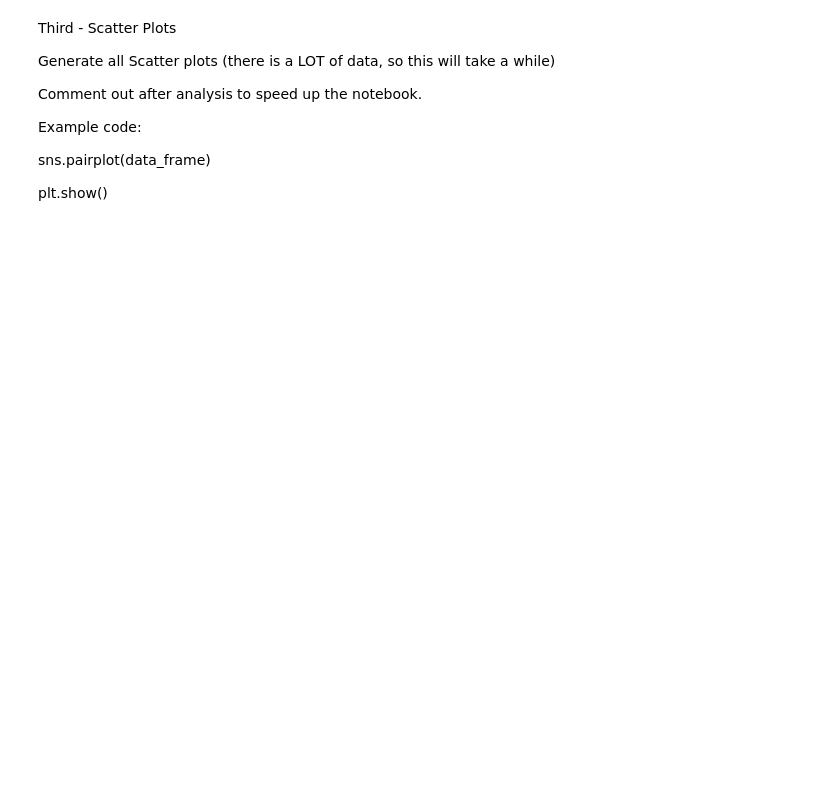
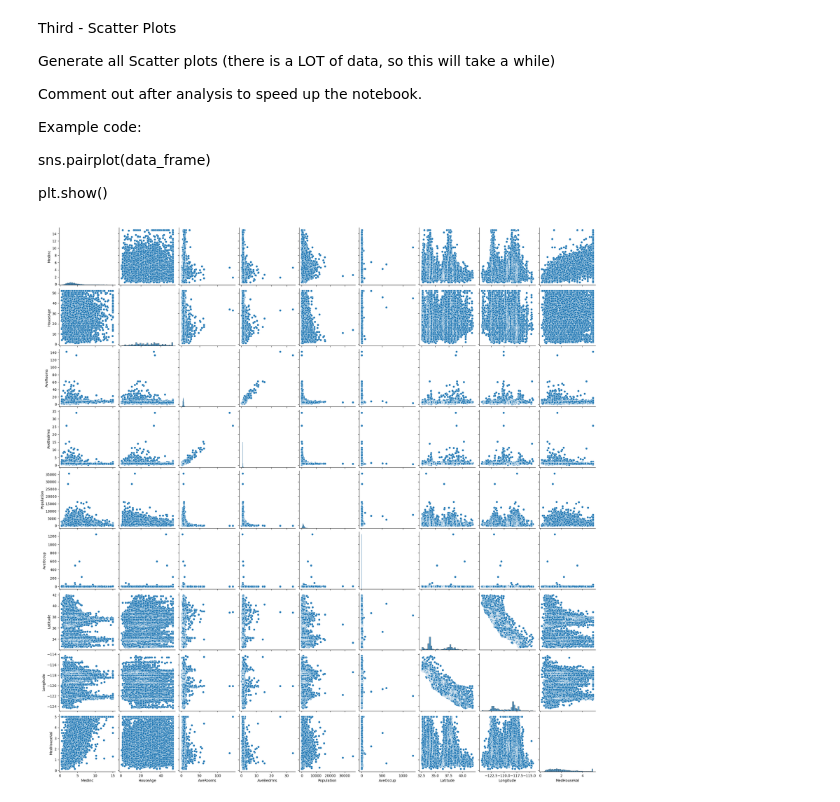
Before and after one commit to bjdawson23/applied-ml-branton, a Jupyter notebook: notebooks/project01/ml01.ipynb, the cells around one changed output. Cells and saved outputs as stored; diff of their text form; code cells hidden in the pictures; blank space fills up the shorter version.

```diff
--- a/notebooks/project01/ml01.ipynb
+++ b/notebooks/project01/ml01.ipynb
@@ -162,6 +197,11 @@ sns.pairplot(data_frame)
 
 plt.show()
 # %%
-# This is a Python cell.
-# Put your comments and code here.
+# Create scatter plot matrix
+
+sns.pairplot(data_frame)
+
+plt.show()
+# %% [output]
+[figure, added]
 # %% [markdown]
```
Also changed, not shown: parts of 25 cells of this notebook.
